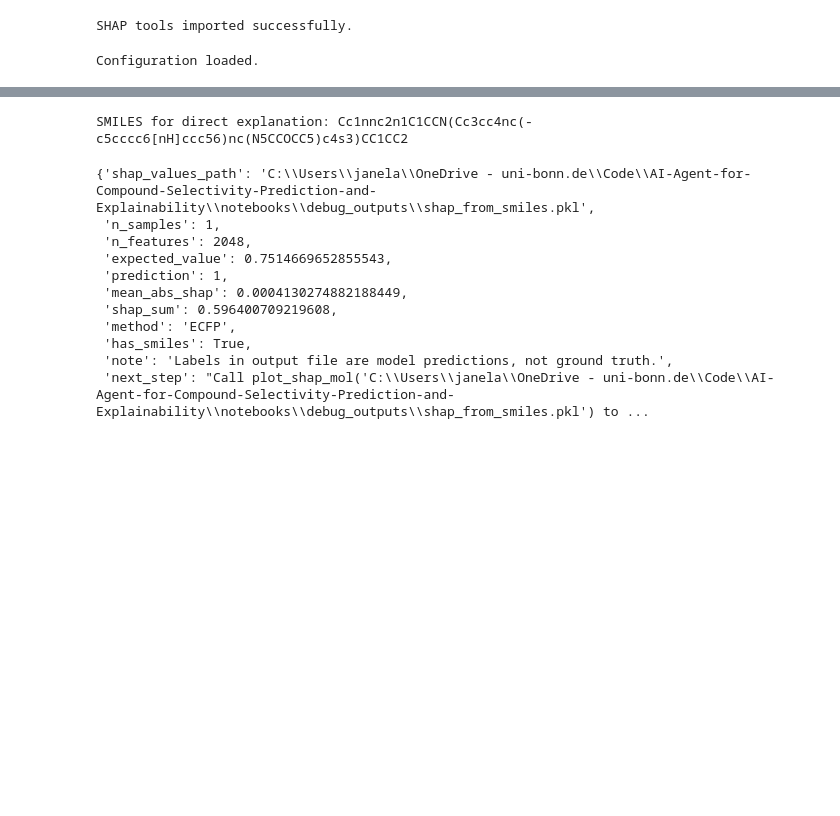
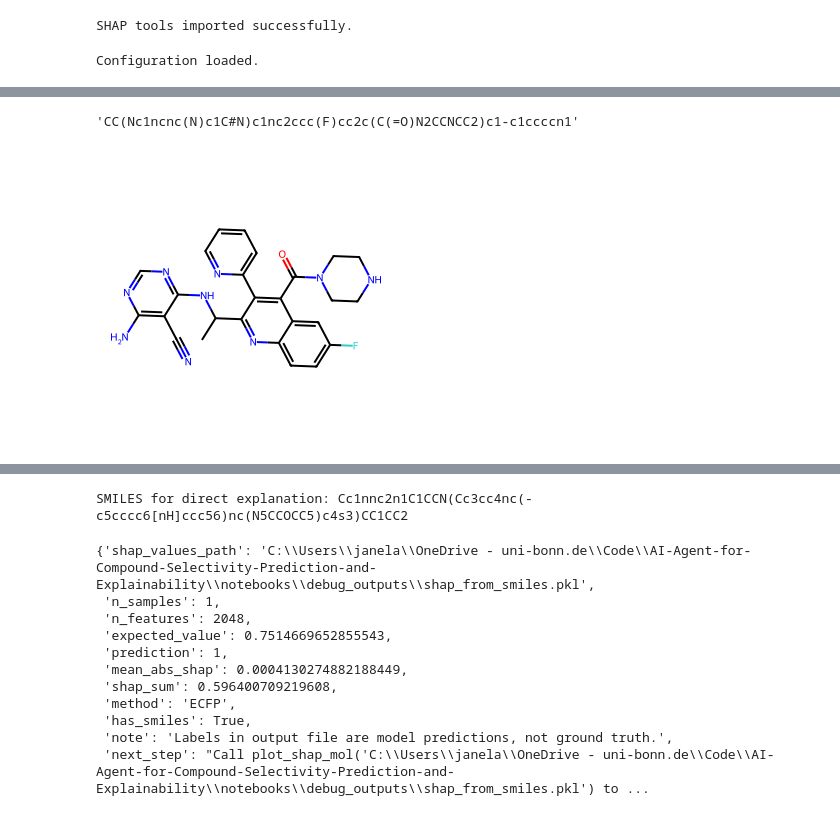
Before and after one commit to LSI-Uni-Bonn/ChemicHAL, a Jupyter notebook: notebooks/shap_generation_and_explanations.ipynb, the cells around one changed output, grey strips where cells are left out. Saved outputs shown, nothing was run; the diff lists cells and outputs as text; code cells hidden in the pictures; blank space fills up the shorter version.

```diff
--- a/notebooks/shap_generation_and_explanations.ipynb
+++ b/notebooks/shap_generation_and_explanations.ipynb
@@ -269,3 +281,13 @@ preview
+# %%
+preview.smiles.values[6]
+# %% [output]
+'CC(Nc1ncnc(N)c1C#N)c1nc2ccc(F)cc2c(C(=O)N2CCNCC2)c1-c1ccccn1'
+# %%
+from rdkit import Chem
+from rdkit.Chem import Draw
+Draw.MolToImage(Chem.MolFromSmiles(preview.smiles.values[6]))
+# %% [output]
+[figure, added]
 # %%
 shap_data.get("expected_value")
 # %% [output]
```
Also changed, not shown: parts of 7 cells of this notebook, 3 other files.
